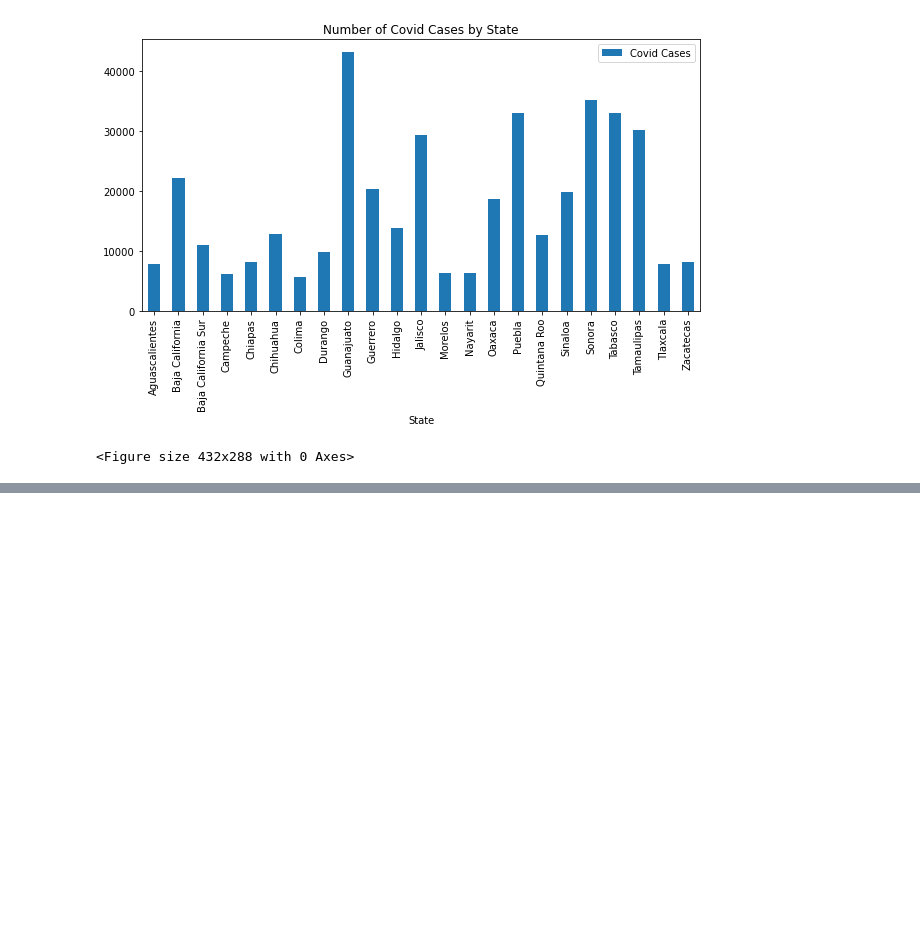
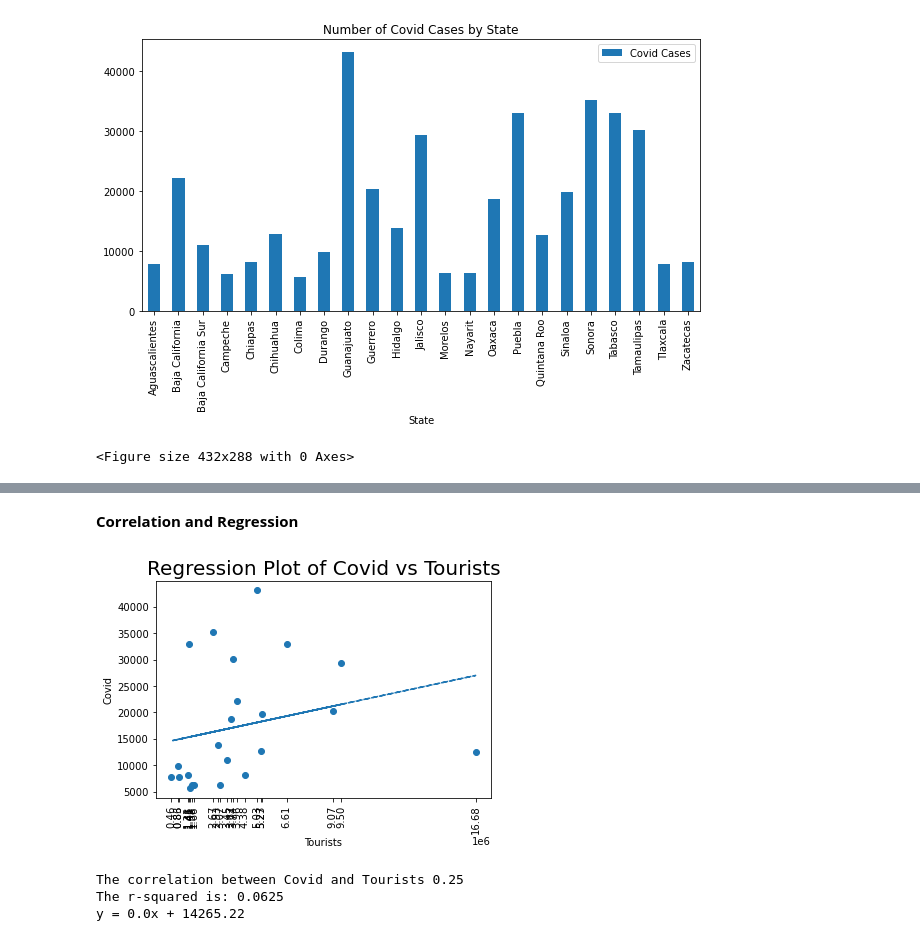
Before and after one commit to robmir22/Project1_Pygmalion, a Jupyter notebook: Project_Pygmalion.ipynb, the cells around one changed output, grey strips where cells are left out. Saved outputs shown, nothing was run; the diff lists cells and outputs as text; code cells hidden in the pictures; blank space fills up the shorter version.

```diff
--- a/Project_Pygmalion.ipynb
+++ b/Project_Pygmalion.ipynb
@@ -391,0 +420,43 @@ Text(0, 0.5, '')
+# %% [markdown]
+**Correlation and Regression**
+# %%
+# Calculate the correlation coefficient and linear regression model
+#Getting our x and y values
+mean_covid = renamed_df.groupby(renamed_df["State"])["Covid Cases"].mean()
+mean_tourists= renamed_df.groupby(renamed_df["State"])["Tourists"].mean()
+mean_covidtrim= mean_covid.loc[mean_covid.index!="Quintana Roo"]
+#independiente tourismo  ==> x
+#dependiente  covid ==> y
+
+#mean crime ->y
+#mean tourists -> x
+#Como el crimen impacta a turistas
+
+#Performing the linear regression
+slope, intercept, r, p, std_err = st.linregress(mean_tourists, mean_covid)
+# Create equation of line to calculate our regression
+fit = slope *mean_tourists + intercept
+equation = "y = " + str(round(slope,2)) + "x + " + str(round(intercept,2))
+# Plot the linear model on top of scatter plot
+plt.scatter(mean_tourists,mean_covid)
+plt.title('Regression Plot of Covid vs Tourists',fontsize =20)
+plt.xlabel("Tourists")
+plt.ylabel("Covid")
+plt.plot(mean_tourists,fit,"--")
+plt.xticks(mean_tourists, rotation=90)
+plt.show()
+
+# Caculate correlation coefficient
+corr = round(st.pearsonr(mean_covid,mean_tourists)[0],2)
+print(f'The correlation between Covid and Tourists {corr}')
+
+#calculate the R squared
+print(f"The r-squared is: {corr**2}")
+
+#Calculate the regression formula
+print(equation)
+# %% [output]
+[figure, added]
+The correlation between Covid and Tourists 0.25
+The r-squared is: 0.0625
+y = 0.0x + 14265.22
```
Also changed, not shown: parts of 13 cells of this notebook.
